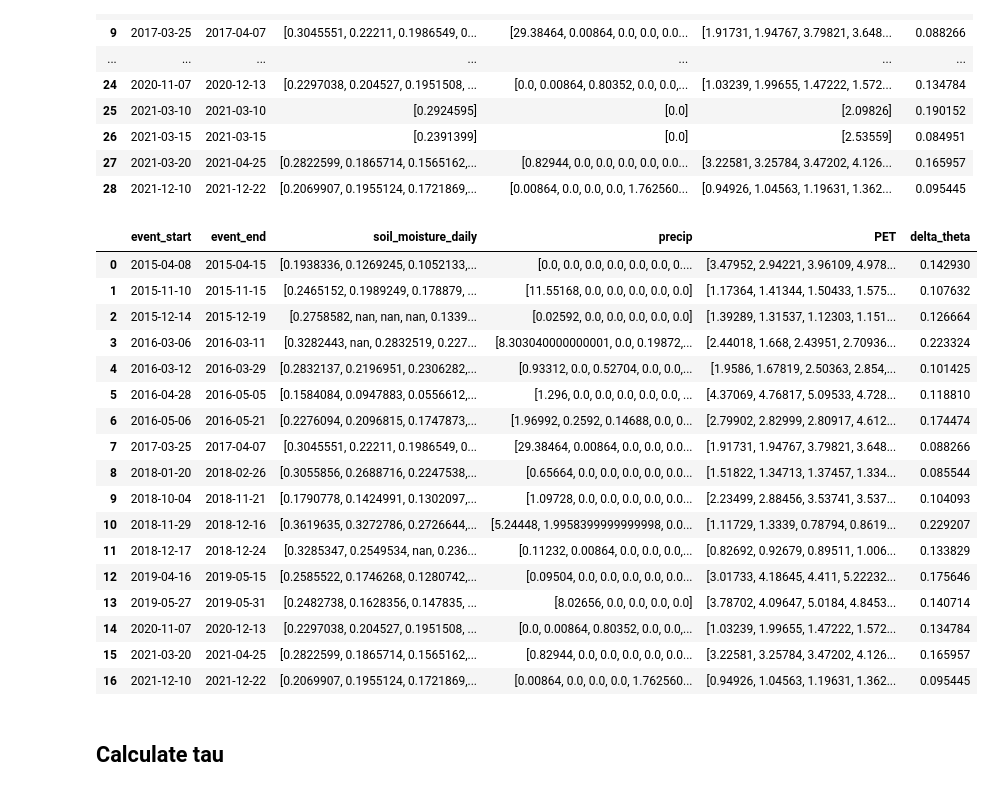
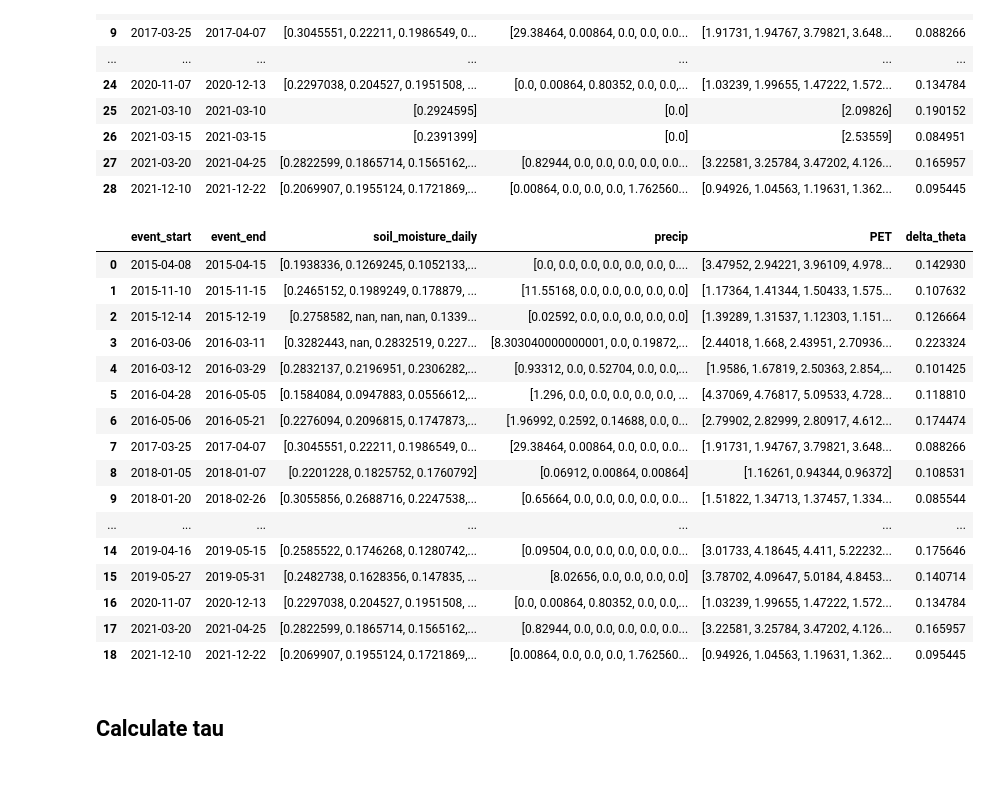
Before and after one commit to RY4GIT/SMSigxSMAP, a Jupyter notebook: 2_code_to_analyze/test_exp_model_from_pt_sample.ipynb, the cells around one changed output. Cells and saved outputs as stored; diff of their text form; code cells hidden in the pictures.

```diff
--- a/2_code_to_analyze/test_exp_model_from_pt_sample.ipynb
+++ b/2_code_to_analyze/test_exp_model_from_pt_sample.ipynb
@@ -435,28 +436,27 @@ event_df
 | 27 | 2021-03-20 | 2021-04-25 | [0.2822599, 0.1865714, 0.1565162,... | [0.82944, 0.0, 0.0, 0.0, 0.0, 0.0... | [3.22581, 3.25784, 3.47202, 4.126... | 0.165957 |
 | 28 | 2021-12-10 | 2021-12-22 | [0.2069907, 0.1955124, 0.1721869,... | [0.00864, 0.0, 0.0, 0.0, 1.762560... | [0.94926, 1.04563, 1.19631, 1.362... | 0.095445 |
 # %%
-event_df_long = event_df[event_df['soil_moisture_daily'].apply(len) >= 4].copy()
+event_df_long = event_df[event_df['soil_moisture_daily'].apply(len) >= 3].copy()
 event_df_long = event_df_long.reset_index(drop=True)
 event_df_long
 # %% [output]
 |  | event_start | event_end | soil_moisture_daily | precip | PET | delta_theta |
 | 0 | 2015-04-08 | 2015-04-15 | [0.1938336, 0.1269245, 0.1052133,... | [0.0, 0.0, 0.0, 0.0, 0.0, 0.0, 0.... | [3.47952, 2.94221, 3.96109, 4.978... | 0.142930 |
 | 1 | 2015-11-10 | 2015-11-15 | [0.2465152, 0.1989249, 0.178879, ... | [11.55168, 0.0, 0.0, 0.0, 0.0, 0.0] | [1.17364, 1.41344, 1.50433, 1.575... | 0.107632 |
 | 2 | 2015-12-14 | 2015-12-19 | [0.2758582, nan, nan, nan, 0.1339... | [0.02592, 0.0, 0.0, 0.0, 0.0, 0.0] | [1.39289, 1.31537, 1.12303, 1.151... | 0.126664 |
 | 3 | 2016-03-06 | 2016-03-11 | [0.3282443, nan, 0.2832519, 0.227... | [8.303040000000001, 0.0, 0.19872,... | [2.44018, 1.668, 2.43951, 2.70936... | 0.223324 |
 | 4 | 2016-03-12 | 2016-03-29 | [0.2832137, 0.2196951, 0.2306282,... | [0.93312, 0.0, 0.52704, 0.0, 0.0,... | [1.9586, 1.67819, 2.50363, 2.854,... | 0.101425 |
 | 5 | 2016-04-28 | 2016-05-05 | [0.1584084, 0.0947883, 0.0556612,... | [1.296, 0.0, 0.0, 0.0, 0.0, 0.0, ... | [4.37069, 4.76817, 5.09533, 4.728... | 0.118810 |
 | 6 | 2016-05-06 | 2016-05-21 | [0.2276094, 0.2096815, 0.1747873,... | [1.96992, 0.2592, 0.14688, 0.0, 0... | [2.79902, 2.82999, 2.80917, 4.612... | 0.174474 |
 | 7 | 2017-03-25 | 2017-04-07 | [0.3045551, 0.22211, 0.1986549, 0... | [29.38464, 0.00864, 0.0, 0.0, 0.0... | [1.91731, 1.94767, 3.79821, 3.648... | 0.088266 |
-| 8 | 2018-01-20 | 2018-02-26 | [0.3055856, 0.2688716, 0.2247538,... | [0.65664, 0.0, 0.0, 0.0, 0.0, 0.0... | [1.51822, 1.34713, 1.37457, 1.334... | 0.085544 |
-| 9 | 2018-10-04 | 2018-11-21 | [0.1790778, 0.1424991, 0.1302097,... | [1.09728, 0.0, 0.0, 0.0, 0.0, 0.0... | [2.23499, 2.88456, 3.53741, 3.537... | 0.104093 |
-| 10 | 2018-11-29 | 2018-12-16 | [0.3619635, 0.3272786, 0.2726644,... | [5.24448, 1.9958399999999998, 0.0... | [1.11729, 1.3339, 0.78794, 0.8619... | 0.229207 |
-| 11 | 2018-12-17 | 2018-12-24 | [0.3285347, 0.2549534, nan, 0.236... | [0.11232, 0.00864, 0.0, 0.0, 0.0,... | [0.82692, 0.92679, 0.89511, 1.006... | 0.133829 |
-| 12 | 2019-04-16 | 2019-05-15 | [0.2585522, 0.1746268, 0.1280742,... | [0.09504, 0.0, 0.0, 0.0, 0.0, 0.0... | [3.01733, 4.18645, 4.411, 5.22232... | 0.175646 |
-| 13 | 2019-05-27 | 2019-05-31 | [0.2482738, 0.1628356, 0.147835, ... | [8.02656, 0.0, 0.0, 0.0, 0.0] | [3.78702, 4.09647, 5.0184, 4.8453... | 0.140714 |
-| 14 | 2020-11-07 | 2020-12-13 | [0.2297038, 0.204527, 0.1951508, ... | [0.0, 0.00864, 0.80352, 0.0, 0.0,... | [1.03239, 1.99655, 1.47222, 1.572... | 0.134784 |
-| 15 | 2021-03-20 | 2021-04-25 | [0.2822599, 0.1865714, 0.1565162,... | [0.82944, 0.0, 0.0, 0.0, 0.0, 0.0... | [3.22581, 3.25784, 3.47202, 4.126... | 0.165957 |
-| 16 | 2021-12-10 | 2021-12-22 | [0.2069907, 0.1955124, 0.1721869,... | [0.00864, 0.0, 0.0, 0.0, 1.762560... | [0.94926, 1.04563, 1.19631, 1.362... | 0.095445 |
+| 8 | 2018-01-05 | 2018-01-07 | [0.2201228, 0.1825752, 0.1760792] | [0.06912, 0.00864, 0.00864] | [1.16261, 0.94344, 0.96372] | 0.108531 |
+| 9 | 2018-01-20 | 2018-02-26 | [0.3055856, 0.2688716, 0.2247538,... | [0.65664, 0.0, 0.0, 0.0, 0.0, 0.0... | [1.51822, 1.34713, 1.37457, 1.334... | 0.085544 |
+| ... | ... | ... | ... | ... | ... | ... |
+| 14 | 2019-04-16 | 2019-05-15 | [0.2585522, 0.1746268, 0.1280742,... | [0.09504, 0.0, 0.0, 0.0, 0.0, 0.0... | [3.01733, 4.18645, 4.411, 5.22232... | 0.175646 |
+| 15 | 2019-05-27 | 2019-05-31 | [0.2482738, 0.1628356, 0.147835, ... | [8.02656, 0.0, 0.0, 0.0, 0.0] | [3.78702, 4.09647, 5.0184, 4.8453... | 0.140714 |
+| 16 | 2020-11-07 | 2020-12-13 | [0.2297038, 0.204527, 0.1951508, ... | [0.0, 0.00864, 0.80352, 0.0, 0.0,... | [1.03239, 1.99655, 1.47222, 1.572... | 0.134784 |
+| 17 | 2021-03-20 | 2021-04-25 | [0.2822599, 0.1865714, 0.1565162,... | [0.82944, 0.0, 0.0, 0.0, 0.0, 0.0... | [3.22581, 3.25784, 3.47202, 4.126... | 0.165957 |
+| 18 | 2021-12-10 | 2021-12-22 | [0.2069907, 0.1955124, 0.1721869,... | [0.00864, 0.0, 0.0, 0.0, 1.762560... | [0.94926, 1.04563, 1.19631, 1.362... | 0.095445 |
 # %% [markdown]
 ## Calculate tau
 # %%
```
Also changed, not shown: parts of 12 cells of this notebook.
